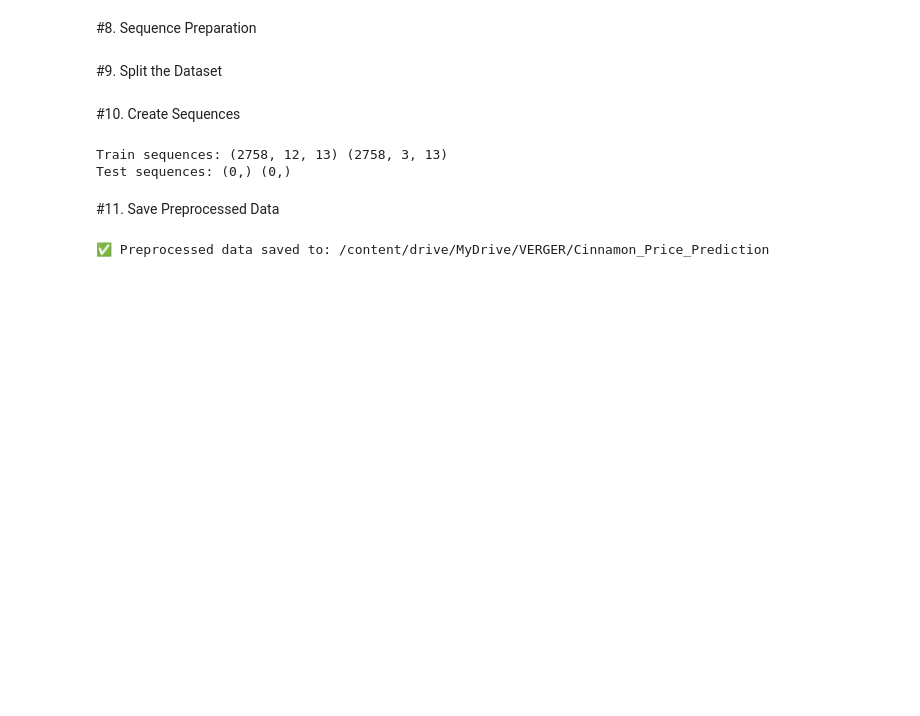
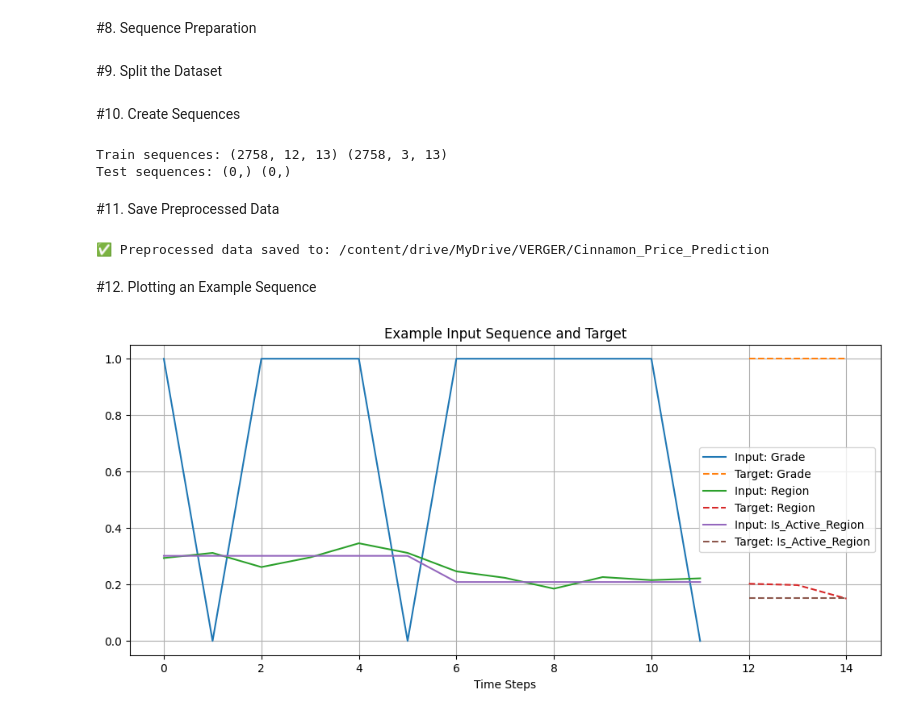
Before and after one commit to vimesh630/Spice_Price_Prediction_VERGER, a Jupyter notebook: Preprocessing_for_Cinnamon_Price_Forecasting_Model.ipynb, the cells around one changed output. Drawn from its saved outputs; the diff is of its cells as text; code cells hidden in the pictures; blank space fills up the shorter version.

Commit message:
Plotting an example sequence

```diff
--- a/Preprocessing_for_Cinnamon_Price_Forecasting_Model.ipynb
+++ b/Preprocessing_for_Cinnamon_Price_Forecasting_Model.ipynb
@@ -97,3 +97,17 @@ np.savez_compressed(os.path.join(save_path, "seq2seq_cinnamon_data.npz"),
 print(f"\n✅ Preprocessed data saved to: {save_path}")
 # %% [output]
 ✅ Preprocessed data saved to: /content/drive/MyDrive/VERGER/Cinnamon_Price_Prediction
+# %% [markdown]
+#12. Plotting an Example Sequence
+# %%
+plt.figure(figsize=(12, 5))
+for i, feature in enumerate(features[:3]):  # plot only first 3 features for clarity
+    plt.plot(X_train[0][:, i], label=f'Input: {feature}')
+    plt.plot(range(len(X_train[0]), len(X_train[0]) + len(y_train[0])), y_train[0][:, i], '--', label=f'Target: {feature}')
+plt.title("Example Input Sequence and Target")
+plt.xlabel("Time Steps")
+plt.legend()
+plt.grid()
+plt.show()
+# %% [output]
+[figure, added]
```
